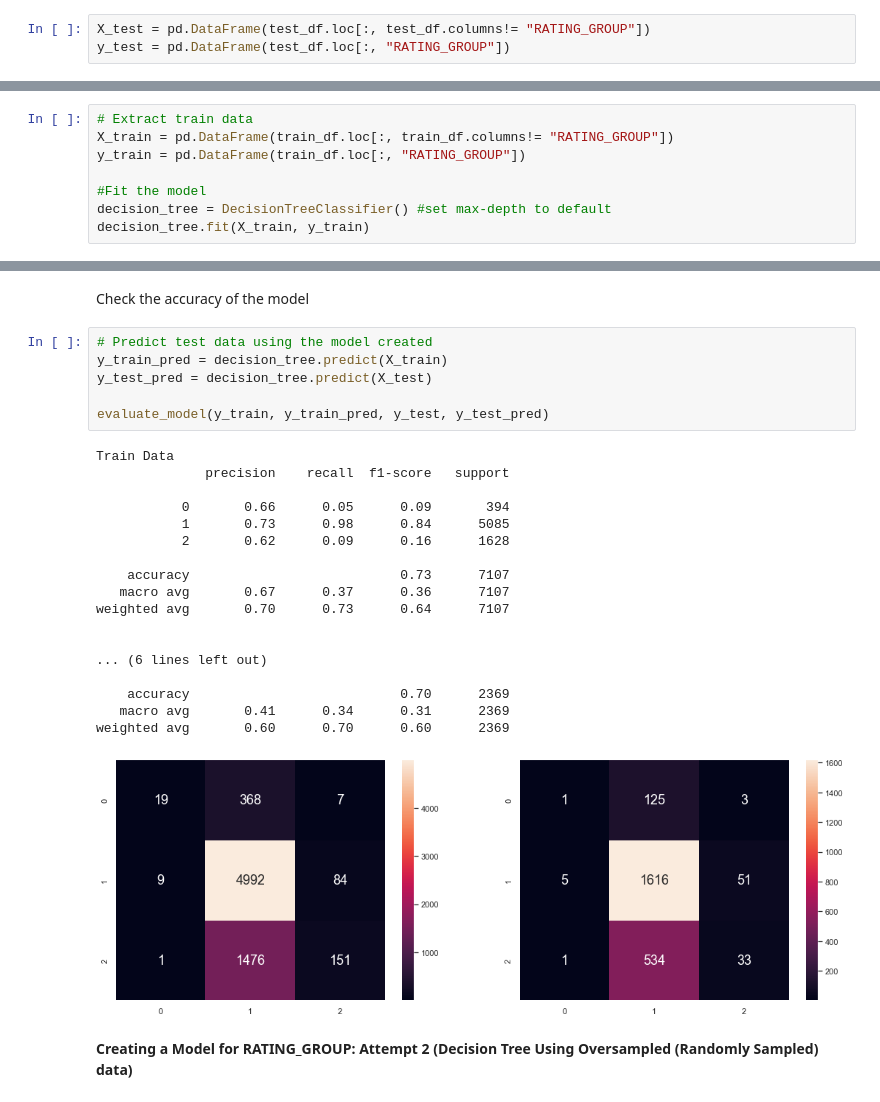
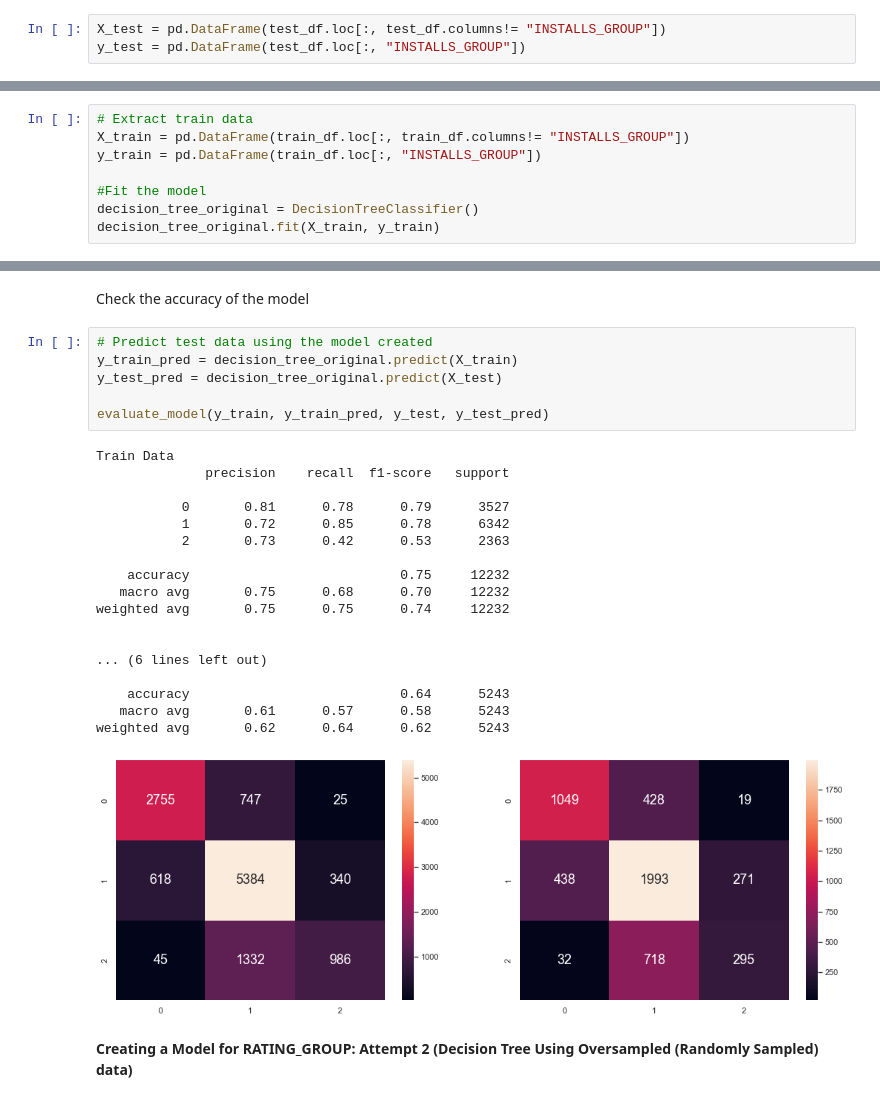
Before and after one commit to limivann/app-performance-predictor, a Jupyter notebook: machine_learning.ipynb, the cells around one changed output, grey strips where cells are left out. Drawn from its saved outputs; the diff is of its cells as text.

```diff
--- a/machine_learning.ipynb
+++ b/machine_learning.ipynb
@@ -42,8 +37,8 @@ test_df = pd.read_csv("./datasets/test.csv")
 # %% [markdown]
 Before we continue, we split the test data into X_test and y_test
 # %%
-X_test = pd.DataFrame(test_df.loc[:, test_df.columns!= "RATING_GROUP"])
-y_test = pd.DataFrame(test_df.loc[:, "RATING_GROUP"])
+X_test = pd.DataFrame(test_df.loc[:, test_df.columns!= "INSTALLS_GROUP"])
+y_test = pd.DataFrame(test_df.loc[:, "INSTALLS_GROUP"])
 # %% [markdown]
 ### Machine learning
 # %% [markdown]
@@ -73,40 +68,40 @@ Our predictors for `RATING_GROUP`: `CONTENT_RATING`, `CATEGORY`, `INSTALLS_GROUP
 # %%
 # Extract train data
-X_train = pd.DataFrame(train_df.loc[:, train_df.columns!= "RATING_GROUP"])
-y_train = pd.DataFrame(train_df.loc[:, "RATING_GROUP"])
+X_train = pd.DataFrame(train_df.loc[:, train_df.columns!= "INSTALLS_GROUP"])
+y_train = pd.DataFrame(train_df.loc[:, "INSTALLS_GROUP"])
 
 #Fit the model
-decision_tree = DecisionTreeClassifier() #set max-depth to default
-decision_tree.fit(X_train, y_train)
+decision_tree_original = DecisionTreeClassifier()
+decision_tree_original.fit(X_train, y_train)
 # %% [output]
 DecisionTreeClassifier()
 # %% [markdown]
 Check the accuracy of the model
 # %%
 # Predict test data using the model created
-y_train_pred = decision_tree.predict(X_train)
-y_test_pred = decision_tree.predict(X_test)
+y_train_pred = decision_tree_original.predict(X_train)
+y_test_pred = decision_tree_original.predict(X_test)
 
 evaluate_model(y_train, y_train_pred, y_test, y_test_pred)
 # %% [output]
 Train Data
               precision    recall  f1-score   support
 
-           0       0.66      0.05      0.09       394
-           1       0.73      0.98      0.84      5085
-           2       0.62      0.09      0.16      1628
+           0       0.81      0.78      0.79      3527
+           1       0.72      0.85      0.78      6342
+           2       0.73      0.42      0.53      2363
 
-    accuracy                           0.73      7107
-   macro avg       0.67      0.37      0.36      7107
-weighted avg       0.70      0.73      0.64      7107
+    accuracy                           0.75     12232
+   macro avg       0.75      0.68      0.70     12232
+weighted avg       0.75      0.75      0.74     12232
 
 
 ... (6 lines left out)
 
-    accuracy                           0.70      2369
-   macro avg       0.41      0.34      0.31      2369
-weighted avg       0.60      0.70      0.60      2369
+    accuracy                           0.64      5243
+   macro avg       0.61      0.57      0.58      5243
+weighted avg       0.62      0.64      0.62      5243
-[figure, old version]
+[figure, new version]
 # %% [markdown]
 **Creating a Model for RATING_GROUP: Attempt 2 (Decision Tree Using Oversampled (Randomly Sampled) data)**
 # %%
```
Also changed, not shown: parts of 18 cells of this notebook, 6 other files.
